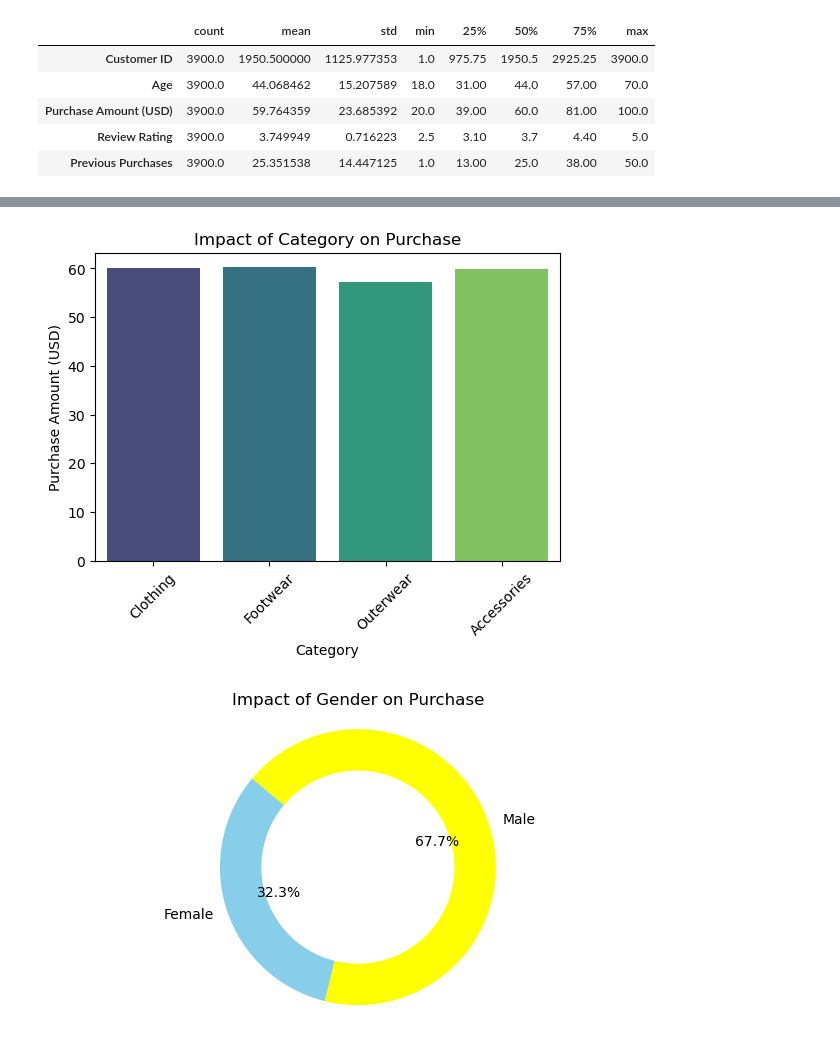
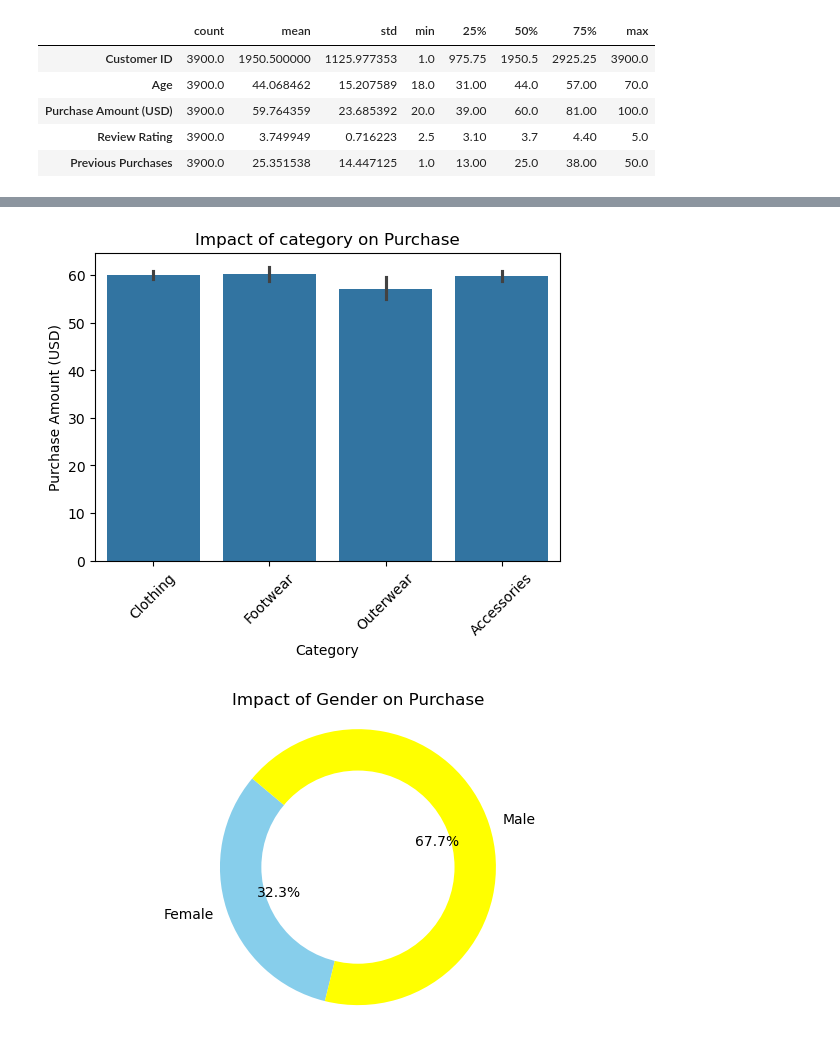
Before and after one commit to ShauryaJain03/Eco_Term_Paper, a Jupyter notebook: Price Discrimation.ipynb, the cells around one changed output, grey strips where cells are left out. Cells and saved outputs as stored; diff of their text form; code cells hidden in the pictures.

```diff
--- a/Price Discrimation.ipynb
+++ b/Price Discrimation.ipynb
@@ -245,9 +231,9 @@ plt.show()
 # %%
 plt.figure(figsize=(6, 4))
-sns.barplot(x='Category', y='Purchase Amount (USD)', data=df, ci=None, palette='viridis')
-plt.title("Impact of Category on Purchase")
+sns.barplot(x='Category', y='Purchase Amount (USD)', data=data, errorbar=('ci',90))
+plt.title("Impact of category on Purchase")
 plt.xticks(rotation=45)
 plt.show()
 # %% [output]
-[figure, old version]
+[figure, new version]
 # %%
```
Also changed, not shown: parts of 12 cells of this notebook.
